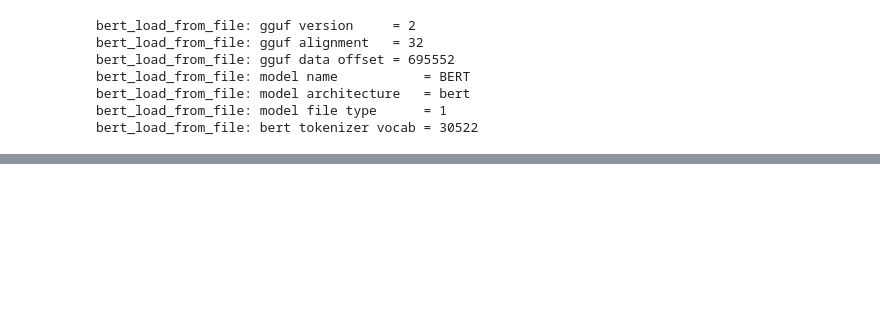
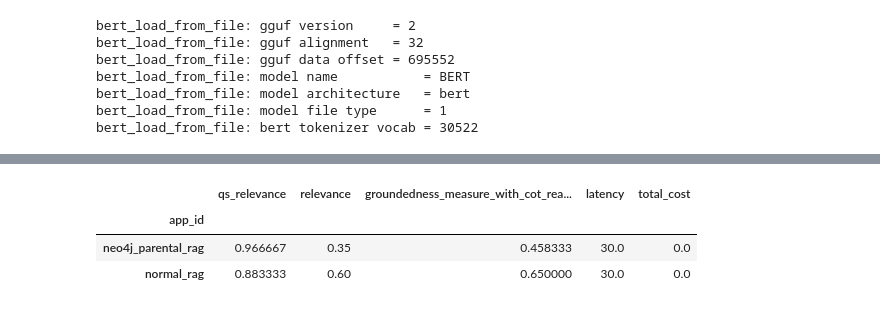
Before and after one commit to samvardhan777/rag_llm, a Jupyter notebook: rag_exercise.ipynb, the cells around one changed output, grey strips where cells are left out. Drawn from its saved outputs; the diff is of its cells as text; code cells hidden in the pictures; blank space fills up the shorter version.

```diff
--- a/rag_exercise.ipynb
+++ b/rag_exercise.ipynb
@@ -185,3 +383,10 @@ tru.get_records_and_feedback(app_ids=[])[0]
+# %%
+tru.get_leaderboard(app_ids=[])
+# %% [output]
+|  | qs_relevance | relevance | groundedness_measure_with_cot_rea... | latency | total_cost |
+| app_id |  |  |  |  |  |
+| neo4j_parental_rag | 0.966667 | 0.35 | 0.458333 | 30.0 | 0.0 |
+| normal_rag | 0.883333 | 0.60 | 0.650000 | 30.0 | 0.0 |
 # %%
 tru.start_dashboard()
 # %% [output]
```
Also changed, not shown: parts of 47 cells of this notebook, 1 other file.
